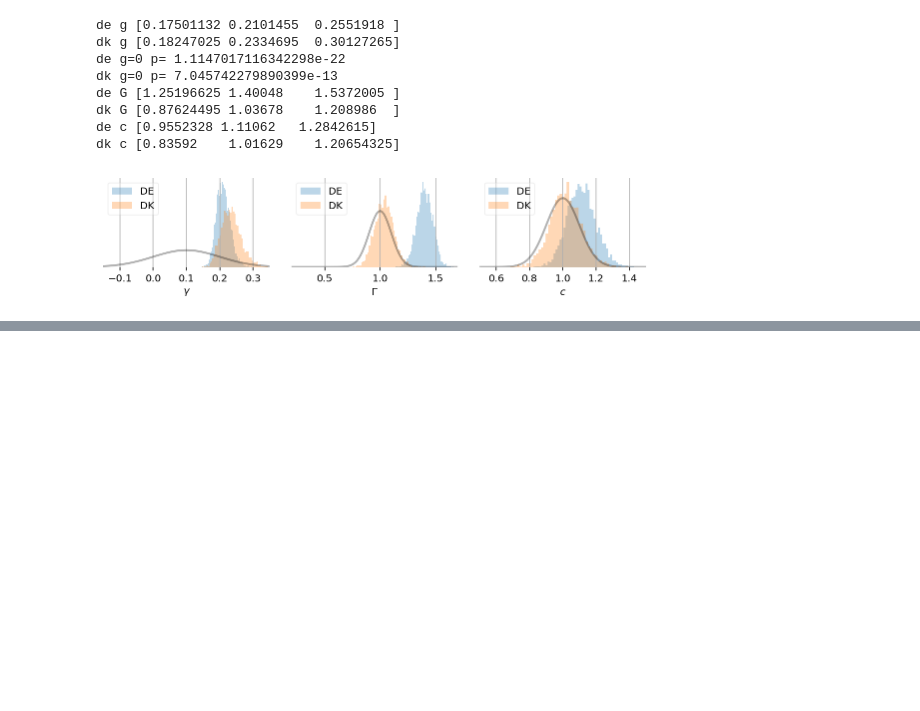
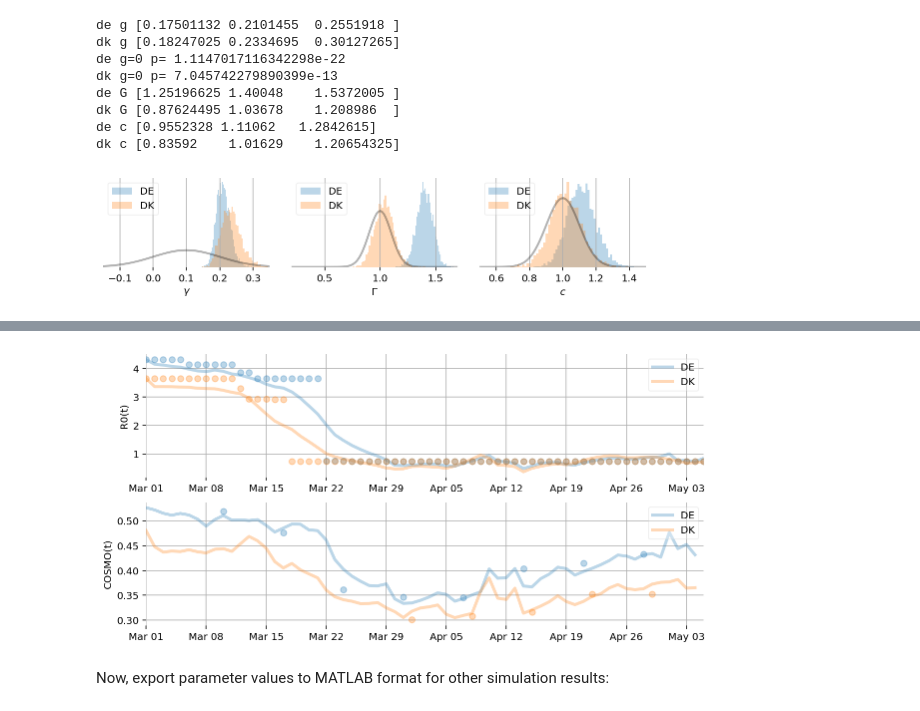
Before and after one commit to HuifangWang/CovidH_TNG, a Jupyter notebook: notebooks/2020-07-06-prep-sde-data.ipynb, the cells around one changed output, grey strips where cells are left out. Saved outputs shown, nothing was run; the diff lists cells and outputs as text; code cells hidden in the pictures; blank space fills up the shorter version.

Commit message:
add time series figure

```diff
--- a/notebooks/2020-07-06-prep-sde-data.ipynb
+++ b/notebooks/2020-07-06-prep-sde-data.ipynb
@@ -27,6 +27,15 @@ def load_data(csv_fname, date_key, re_cols):
     df = fix_t0(df, date_key)
     df = df.filter(regex=re_cols)
     return df
+
+# data goes from 3/1 to 5/5
+def date_ticks():
+    vals, labels = [], []
+    for i in range(10):
+        t = t0 + datetime.timedelta(days=7*i)
+        vals.append(7*i)
+        labels.append(t.strftime("%b %d"))
+    return vals, labels
 # %% [markdown]
 Now let's load the ICL estimates for Germany & Denmark, Google mobility data and COSMO data:
 # %%
@@ -148,6 +157,7 @@ def prior(mu,sd):
     x = np.r_[l:r:100j]
     plot(x, stats.norm.pdf(x, mu, sd), 'k', alpha=0.3, linewidth=2)
 # %%
+hist_colors = []
 figure(figsize=(8,2))
 for i, (k,l,xl,p) in enumerate(zip(['g', 'G', 'c'],
                                    [r'$\gamma$', r'$\Gamma$', r'$c$'],
@@ -155,8 +165,10 @@ for i, (k,l,xl,p) in enumerate(zip(['g', 'G', 'c'],
                                    [(0.1,0.1), (1,0.1), (1,0.1)]
                                   )):
     ax = subplot(1,3,i+1,frameon=False)
-    hist(de[k], 50, alpha=0.3, density=True)
-    hist(dk[k], 50, alpha=0.3, density=True)
+    _, _, (patch_de,*_) = hist(de[k], 50, alpha=0.3, density=True)
+    _, _, (patch_dk,*_) = hist(dk[k], 50, alpha=0.3, density=True)
+    if i == 0:
+        hist_colors = [p.get_facecolor() for p in (patch_de, patch_dk)]
     print(f'de {k}', np.percentile(de[k], [2.5, 50, 97.5]))
     print(f'dk {k}', np.percentile(dk[k], [2.5, 50, 97.5]))
     if k=='g':
@@ -182,3 +221,33 @@ dk c [0.83592    1.01629    1.20654325]
+# %%
+def _():
+    subplot(212, frameon=False)
+    plot(np.r_[:de['Ch'].shape[1]], de['Ch'].mean(axis=0), color=hist_colors[0], alpha=0.3, linewidth=3)
+    plot(np.r_[:dk['Ch'].shape[1]], dk['Ch'].mean(axis=0), color=hist_colors[1], alpha=0.3, linewidth=3)
+    plot(np.r_[:8]*7+c_de.index[0]+7, np.r_[c_de][:8,0], 'o', color=hist_colors[0], alpha=0.3)
+    plot(np.r_[:5]*7+c_dk.index[0]+7, np.r_[c_dk][:5,0], 'o', color=hist_colors[1], alpha=0.3)
+    grid(1)
+    xticks(*date_ticks())
+    xlim([0,65])
+    #xt = xticks()[0]
+    ylabel('COSMO(t)')
+    legend((f'DE', f'DK'), loc='upper right', fancybox=True, framealpha=0.3)
+
+    subplot(211, frameon=False)
+    plot(np.r_[:de['b'].shape[1]], de['b'].mean(axis=0)/alpha, color=hist_colors[0], alpha=0.3, linewidth=3)
+    plot(np.r_[:dk['b'].shape[1]], dk['b'].mean(axis=0)/alpha, color=hist_colors[1], alpha=0.3, linewidth=3)
+    legend((f'DE', f'DK'), loc='upper right', fancybox=True, framealpha=0.3)
+    plot(R[:, 0], 'o', color=hist_colors[0], alpha=0.3)
+    plot(R[:, 1], 'o', color=hist_colors[1], alpha=0.3)
+    grid(1)
+    ylabel('R0(t)')
+    xticks(*date_ticks())
+    xlim([0,65])
+
+_()
+# %% [output]
+[figure, added]
+# %% [markdown]
+Now, export parameter values to MATLAB format for other simulation results:
 # %%
 from scipy.io import savemat
 # %%
```
Also changed, not shown: parts of 3 cells of this notebook.
